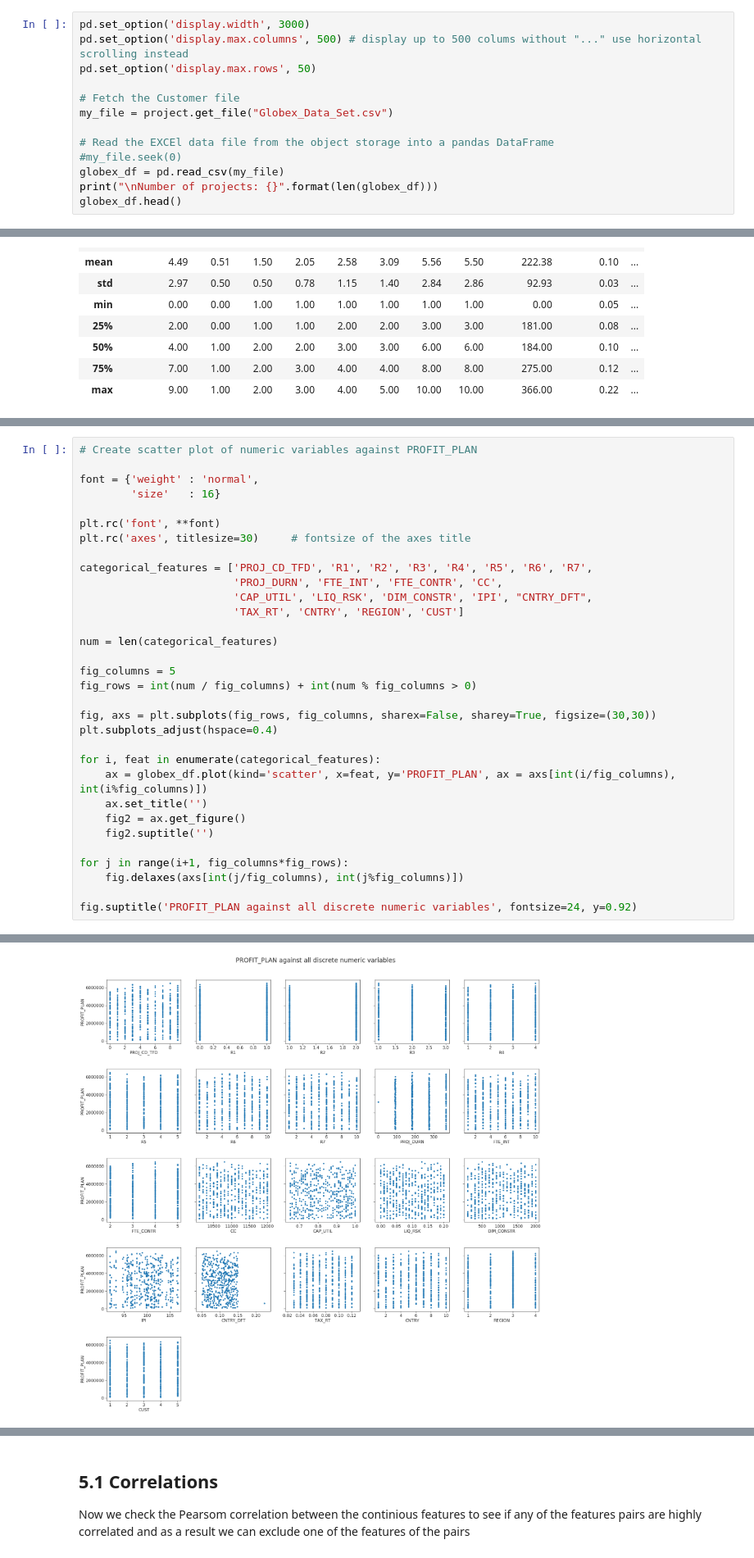
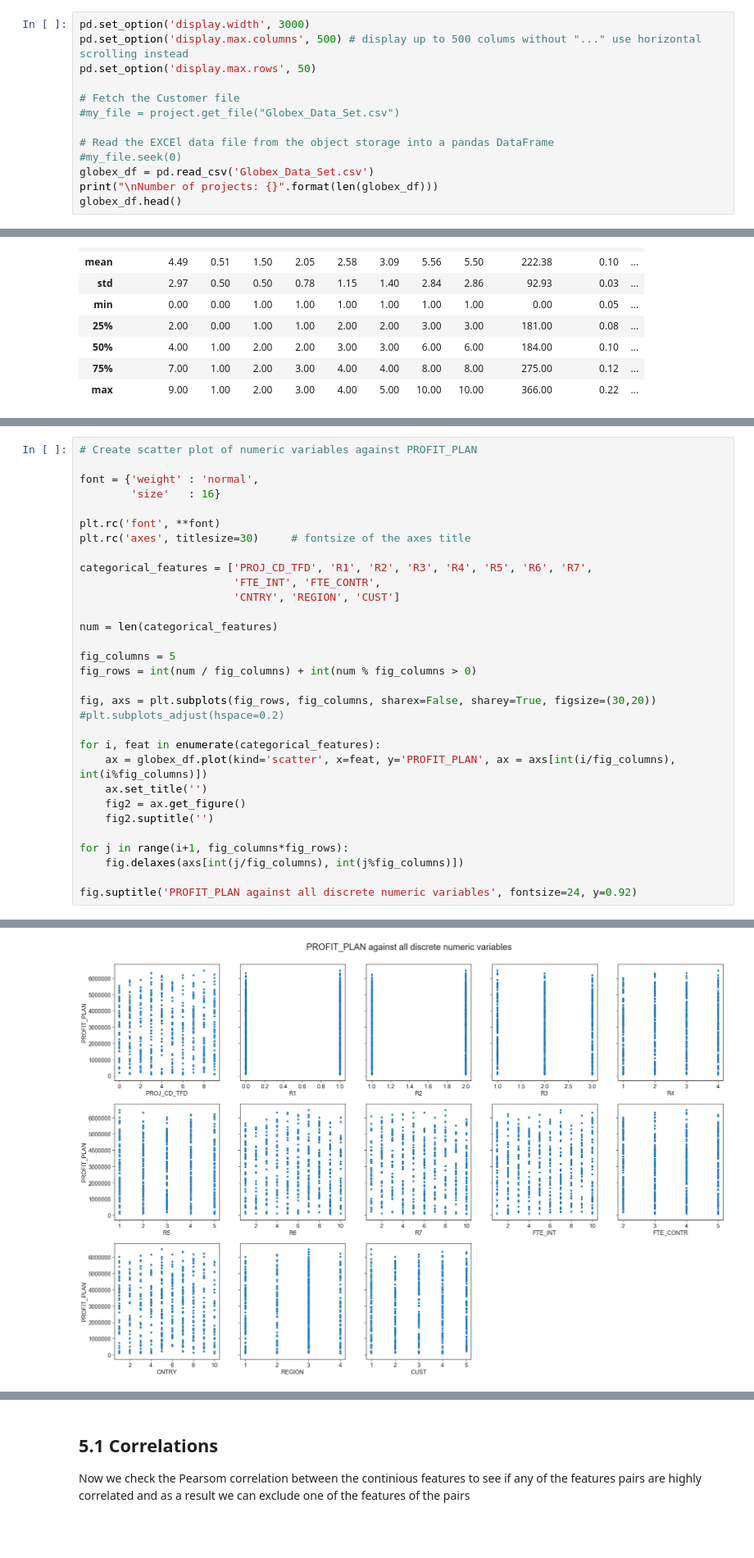
Before and after one commit to walidsi/data-science-bootcamp, a Jupyter notebook: Globex case _1_.ipynb, the cells around one changed output, grey strips where cells are left out. Shown at 82% size. Cells and saved outputs as stored; diff of their text form; blank space fills up the shorter version.

```diff
--- a/Globex case _1_.ipynb
+++ b/Globex case _1_.ipynb
@@ -40,11 +40,11 @@ pd.set_option('display.max.columns', 500) # display up to 500 colums without "..
 pd.set_option('display.max.rows', 50)
 
 # Fetch the Customer file
-my_file = project.get_file("Globex_Data_Set.csv")
+#my_file = project.get_file("Globex_Data_Set.csv")
 
 # Read the EXCEl data file from the object storage into a pandas DataFrame
 #my_file.seek(0)
-globex_df = pd.read_csv(my_file)
+globex_df = pd.read_csv('Globex_Data_Set.csv')
 print("\nNumber of projects: {}".format(len(globex_df)))
 globex_df.head()
 # %% [output]
@@ -136,38 +136,37 @@ globex_df.hist(bins=50, figsize=(20,25));
 # %%
 # Create scatter plot of numeric variables against PROFIT_PLAN
 
 font = {'weight' : 'normal',
         'size'   : 16}
 
 plt.rc('font', **font)
 plt.rc('axes', titlesize=30)     # fontsize of the axes title
 
 categorical_features = ['PROJ_CD_TFD', 'R1', 'R2', 'R3', 'R4', 'R5', 'R6', 'R7',
-                        'PROJ_DURN', 'FTE_INT', 'FTE_CONTR', 'CC',
-                        'CAP_UTIL', 'LIQ_RSK', 'DIM_CONSTR', 'IPI', "CNTRY_DFT",
-                        'TAX_RT', 'CNTRY', 'REGION', 'CUST']
+                        'FTE_INT', 'FTE_CONTR',
+                        'CNTRY', 'REGION', 'CUST']
 
 num = len(categorical_features)
 
 fig_columns = 5
 fig_rows = int(num / fig_columns) + int(num % fig_columns > 0)
 
-fig, axs = plt.subplots(fig_rows, fig_columns, sharex=False, sharey=True, figsize=(30,30))
-plt.subplots_adjust(hspace=0.4)
+fig, axs = plt.subplots(fig_rows, fig_columns, sharex=False, sharey=True, figsize=(30,20))
+#plt.subplots_adjust(hspace=0.2)
 
 for i, feat in enumerate(categorical_features):
     ax = globex_df.plot(kind='scatter', x=feat, y='PROFIT_PLAN', ax = axs[int(i/fig_columns), int(i%fig_columns)])
     ax.set_title('')
     fig2 = ax.get_figure()
     fig2.suptitle('')
 
 for j in range(i+1, fig_columns*fig_rows):
     fig.delaxes(axs[int(j/fig_columns), int(j%fig_columns)])
 
 fig.suptitle('PROFIT_PLAN against all discrete numeric variables', fontsize=24, y=0.92)
 # %% [output]
 Text(0.5,0.92,'PROFIT_PLAN against all discrete numeric variables')
-[figure, old version]
+[figure, new version]
 # %%
 font = {'weight' : 'normal',
         'size'   : 10}
```
Also changed, not shown: parts of 16 cells of this notebook.
